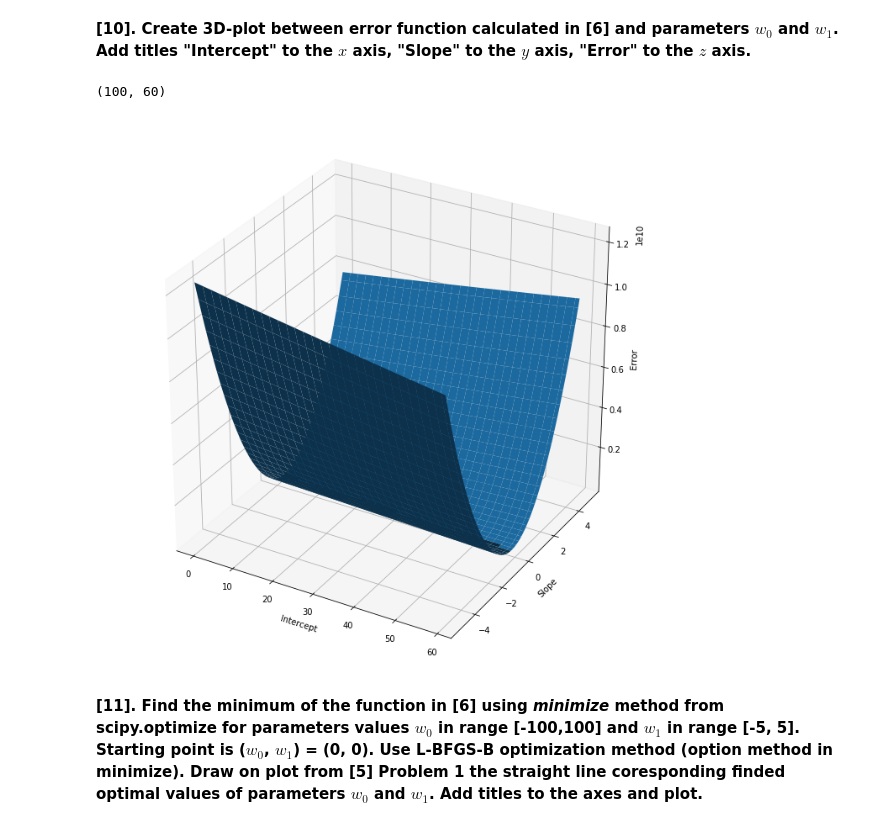
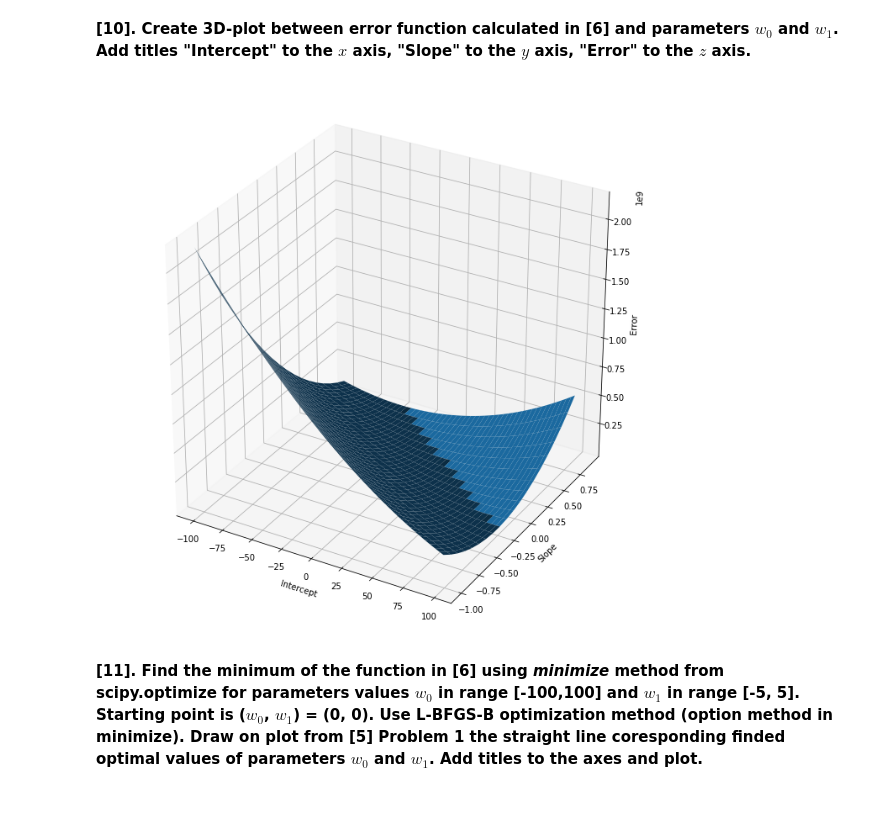
Before and after one commit to GreenSnabl/robotics_ml, a Jupyter notebook: ml_course_en/assignments/Assignment 02 Linreg_optimization.ipynb, the cells around one changed output. Cells and saved outputs as stored; diff of their text form; code cells hidden in the pictures.

```diff
--- a/ml_course_en/assignments/Assignment 02 Linreg_optimization.ipynb
+++ b/ml_course_en/assignments/Assignment 02 Linreg_optimization.ipynb
@@ -156,7 +126,7 @@ Where $n$ is number of observations in dataset, $y_i$ and $x_i$ are height and w
 # %%
 # Your code here
 def error(w0, w1):
-    return np.sum((data.Height - (w0 + w1 * data.Weight))**2)
+    return np.square(data.Height - (w0 + w1 * data.Weight)).sum()
 
 error(60,0.065)
 # %% [output]
@@ -246,12 +218,24 @@ plt.show()
 # %%
 # Your code here
 def error(w0, w1):
     return np.sum((data.Height - (w0 + w1 * data.Weight))**2)
 
-W0 = np.arange(0, 60, 1)
-W1 = np.arange(-5, 5, 0.1)
+W0 = np.arange(-100, 100, 1)
+W1 = np.arange(-1, 1, 0.1)
 W0, W1 = np.meshgrid(W0, W1)
 
-W1.shape
+error_vec = np.vectorize(error)
+Z = error_vec(W0, W1)
+
+
+fig = plt.figure(figsize=(12,12))
+ax = fig.gca(projection='3d')
+
+surf = ax.plot_surface(W0, W1, Z)
+ax.set_xlabel('Intercept')
+ax.set_ylabel('Slope')
+ax.set_zlabel('Error')
+#ax.view_init(elev=15, azim=14)
+plt.show()
 # %% [output]
-(100, 60)
+[figure, added]
@@ -264,12 +241,0 @@ for i in range(W0.shape[0]):
-# %%
-fig = plt.figure(figsize=(12,12))
-ax = fig.gca(projection='3d')
-
-
-surf = ax.plot_surface(W0, W1, Z)
-ax.set_xlabel('Intercept')
-ax.set_ylabel('Slope')
-ax.set_zlabel('Error')
-plt.show()
-# %% [output]
-[figure, removed]
```
Also changed, not shown: parts of 14 cells of this notebook, 12 other files.
